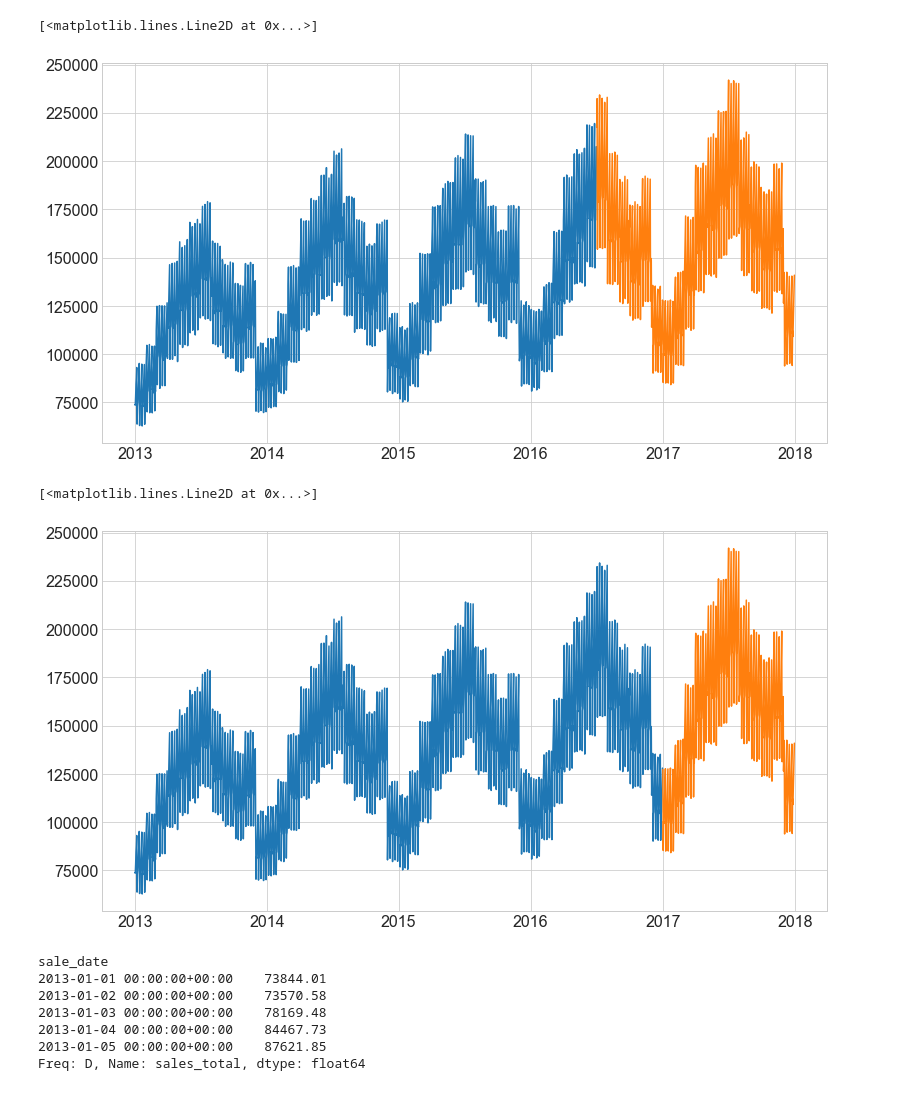
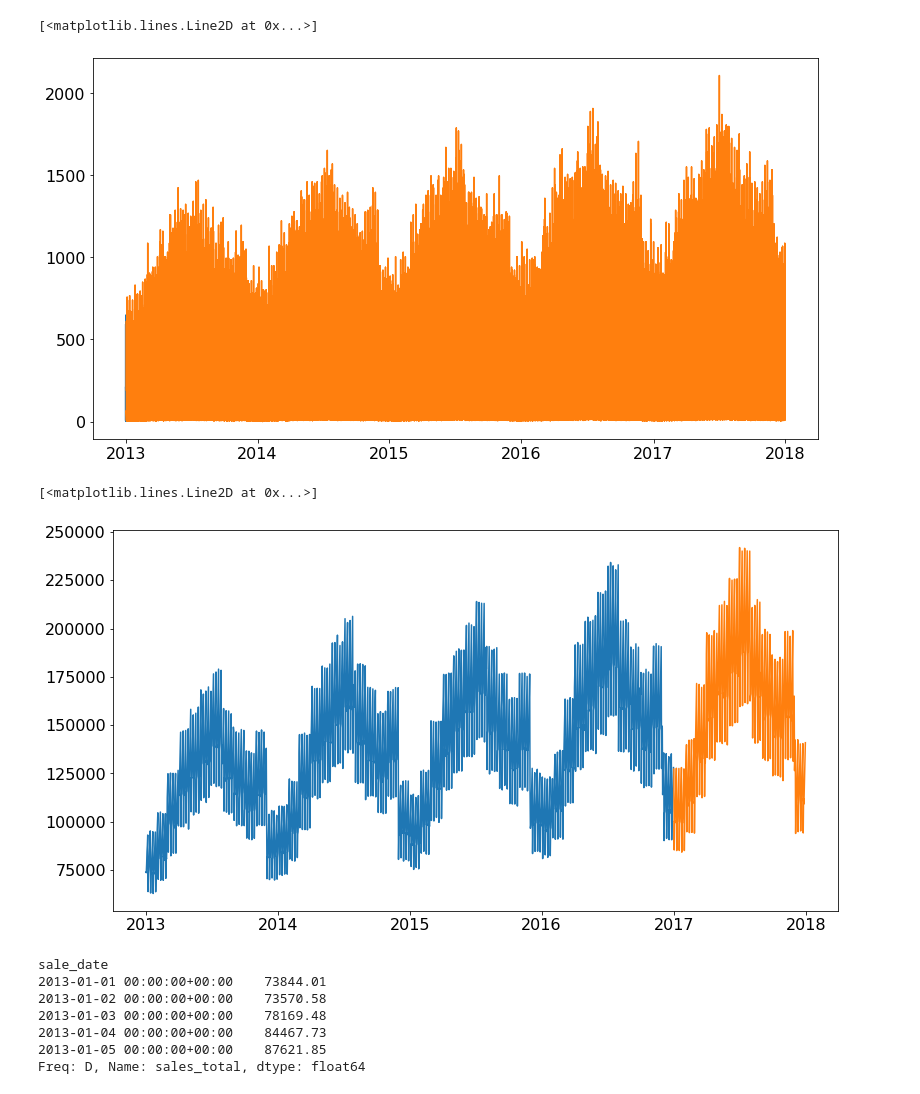
Before and after one commit to AAranda10/time-series-exercises, a Jupyter notebook: explore.ipynb, the cells around one changed output. Drawn from its saved outputs; the diff is of its cells as text; code cells hidden in the pictures.

```diff
--- a/explore.ipynb
+++ b/explore.ipynb
@@ -13,3 +30,2 @@ df = prep_store_data()
 # %%
-df = df.resample('D').sum()
-df.head()
+daily_sales = df.resample('D').sum()
@@ -26,26 +34,26 @@ plt.rc('figure', figsize=(13, 7))
 plt.rc('font', size=16)
 # %%
 train_size = .70
-n = df.shape[0]
+n = daily_sales.shape[0]
 test_start_index = round(train_size * n)
 
 train = df[:test_start_index]
 test = df[test_start_index:]
 
 plt.plot(train.index, train.sales_total)
 plt.plot(test.index, test.sales_total)
 # %% [output]
 [<matplotlib.lines.Line2D at 0x...>]
-[figure, old version]
+[figure, new version]
 # %%
-train = df[:'2016']
-test = df['2017']
+train = daily_sales[:'2016']
+test = daily_sales['2017']
 
 plt.plot(train.index, train.sales_total)
 plt.plot(test.index, test.sales_total)
 # %% [output]
 [<matplotlib.lines.Line2D at 0x...>]
-[figure, old version]
+[figure, new version]
 # %%
 y = train.sales_total
 y.head()
```
Also changed, not shown: parts of 10 cells of this notebook.
